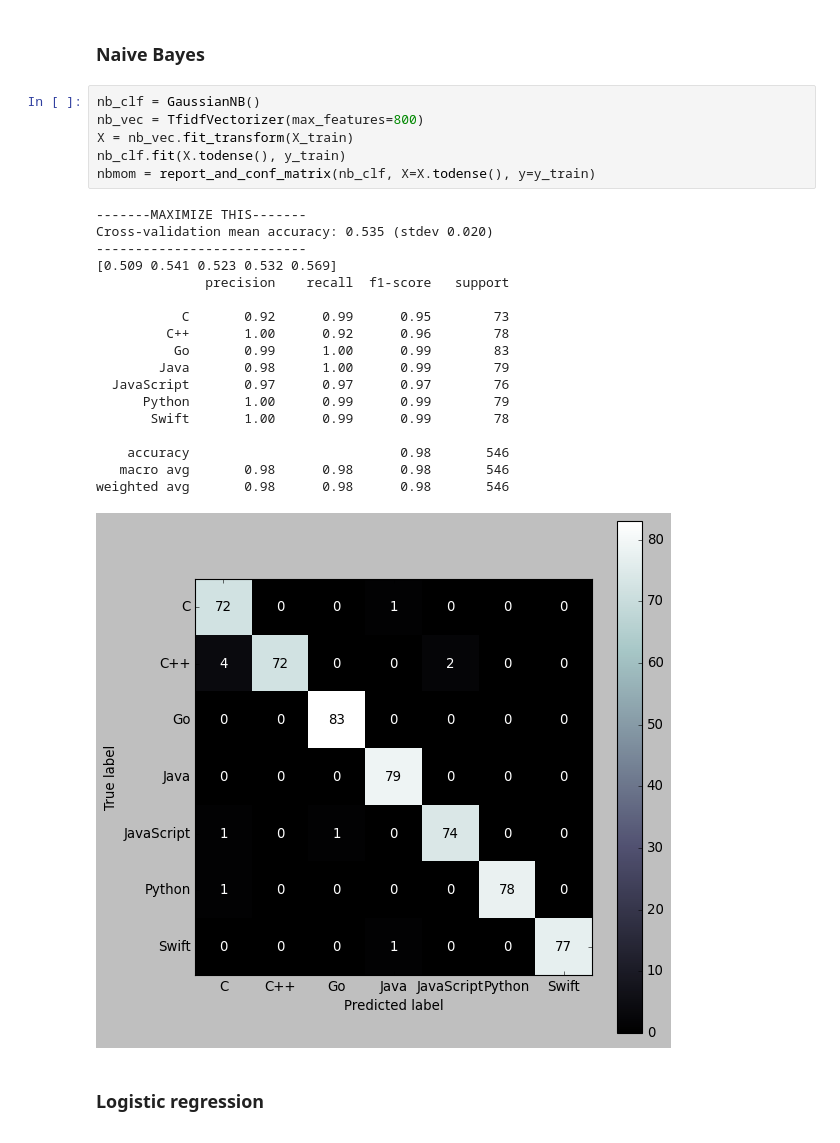
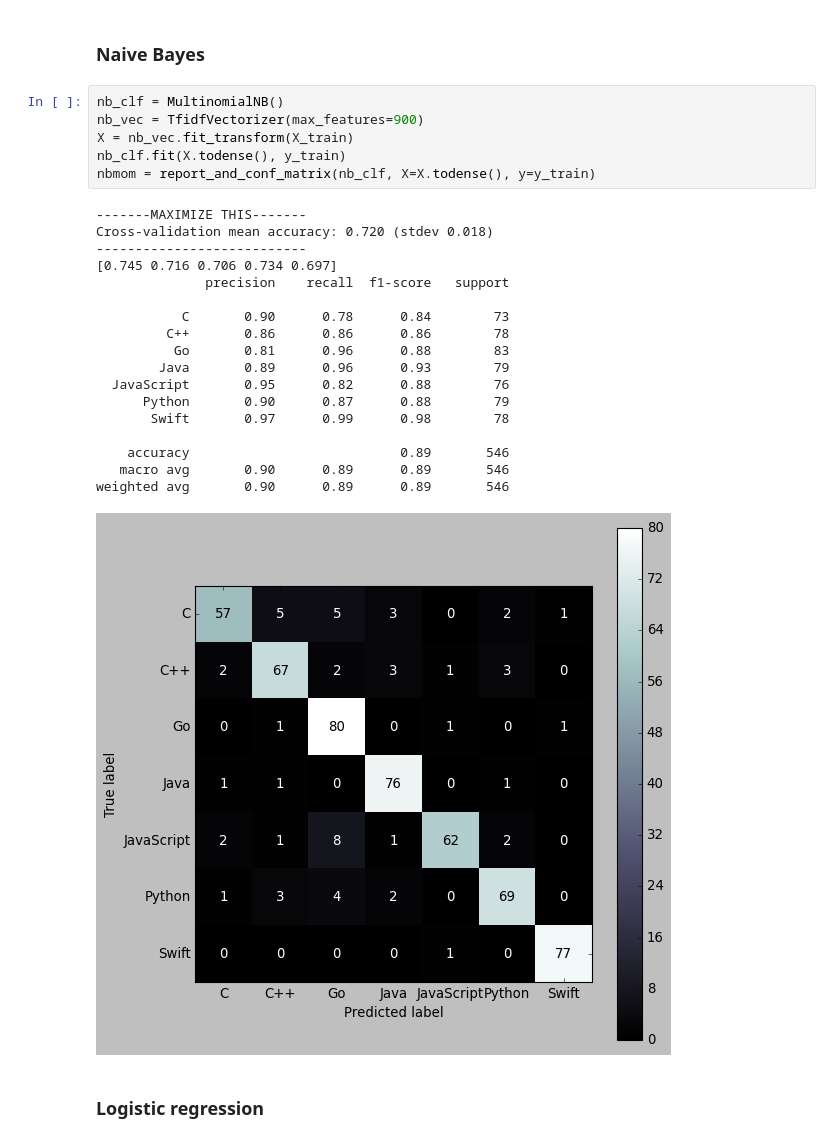
Before and after one commit to CANDLES-NLP/readme-nlp-classification, a Jupyter notebook: notebook-1.ipynb, the cells around one changed output. Saved outputs shown, nothing was run; the diff lists cells and outputs as text.

```diff
--- a/notebook-1.ipynb
+++ b/notebook-1.ipynb
@@ -95,30 +95,30 @@ weighted avg       0.16      0.15      0.15       546
 # %% [markdown]
 ### Naive Bayes
 # %%
-nb_clf = GaussianNB()
-nb_vec = TfidfVectorizer(max_features=800)
+nb_clf = MultinomialNB()
+nb_vec = TfidfVectorizer(max_features=900)
 X = nb_vec.fit_transform(X_train)
 nb_clf.fit(X.todense(), y_train)
 nbmom = report_and_conf_matrix(nb_clf, X=X.todense(), y=y_train)
 # %% [output]
 -------MAXIMIZE THIS-------
-Cross-validation mean accuracy: 0.535 (stdev 0.020)
+Cross-validation mean accuracy: 0.720 (stdev 0.018)
 ---------------------------
-[0.509 0.541 0.523 0.532 0.569]
+[0.745 0.716 0.706 0.734 0.697]
               precision    recall  f1-score   support
 
-           C       0.92      0.99      0.95        73
-         C++       1.00      0.92      0.96        78
-          Go       0.99      1.00      0.99        83
-        Java       0.98      1.00      0.99        79
-  JavaScript       0.97      0.97      0.97        76
-      Python       1.00      0.99      0.99        79
-       Swift       1.00      0.99      0.99        78
+           C       0.90      0.78      0.84        73
+         C++       0.86      0.86      0.86        78
+          Go       0.81      0.96      0.88        83
+        Java       0.89      0.96      0.93        79
+  JavaScript       0.95      0.82      0.88        76
+      Python       0.90      0.87      0.88        79
+       Swift       0.97      0.99      0.98        78
 
-    accuracy                           0.98       546
-   macro avg       0.98      0.98      0.98       546
-weighted avg       0.98      0.98      0.98       546
+    accuracy                           0.89       546
+   macro avg       0.90      0.89      0.89       546
+weighted avg       0.90      0.89      0.89       546
-[figure, old version]
+[figure, new version]
 # %% [markdown]
 ### Logistic regression
 # %%
```
Also changed, not shown: parts of 2 cells of this notebook, 4 other files.
